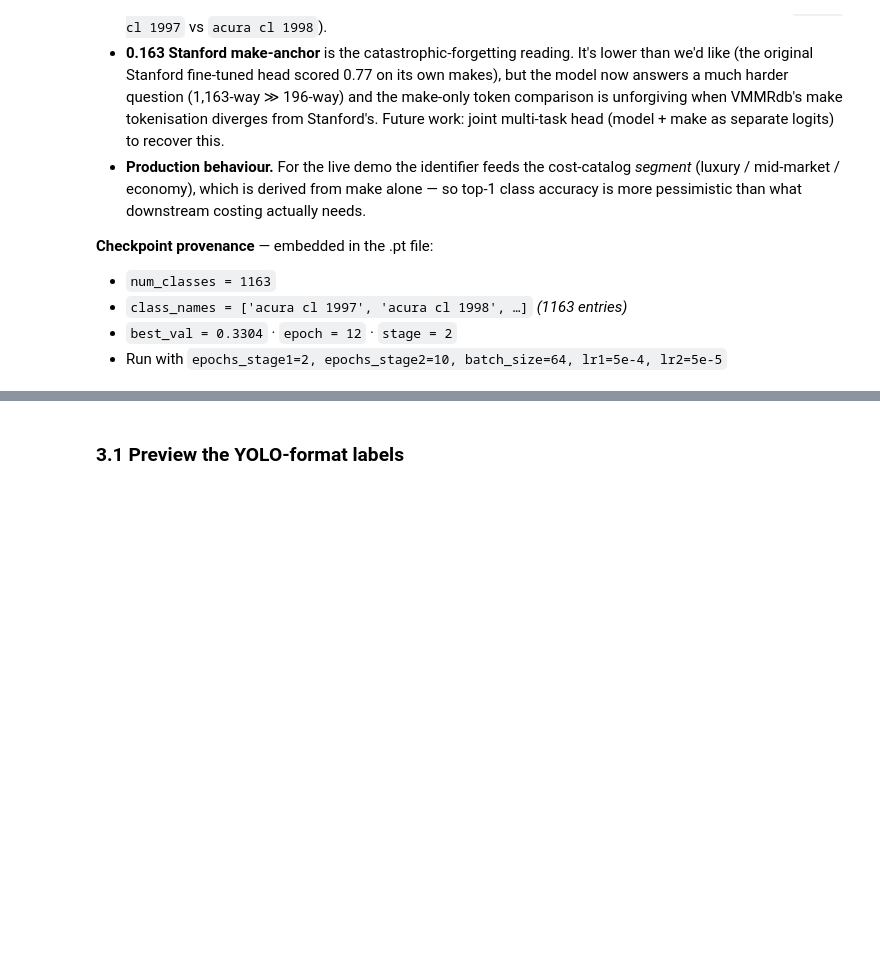
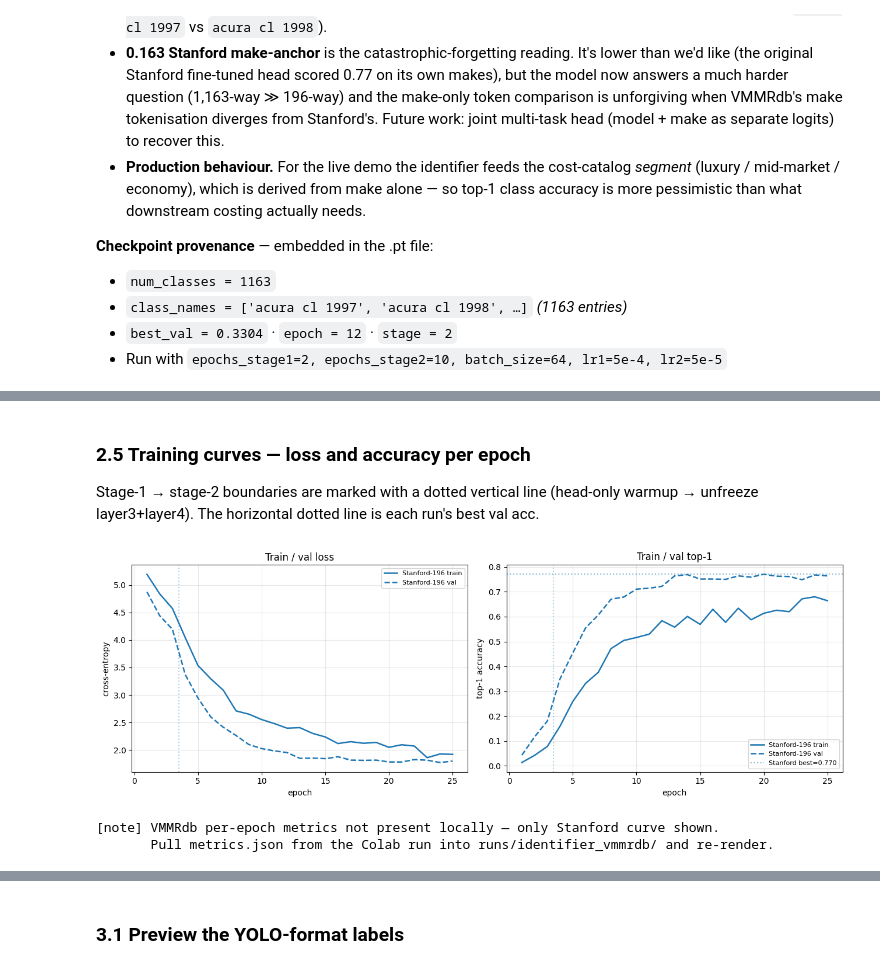
Before and after one commit to theDocWho/car-crash-fix-amount-predictor, a Jupyter notebook: notebooks/ccdp_submission.ipynb, the cells around one changed output, grey strips where cells are left out. Drawn from its saved outputs; the diff is of its cells as text; code cells hidden in the pictures; blank space fills up the shorter version.

```diff
--- a/notebooks/ccdp_submission.ipynb
+++ b/notebooks/ccdp_submission.ipynb
@@ -394,0 +420,71 @@ last  5 classes: ['cadillac sts 1995', 'cadillac sts 1996', 'cadillac sts 1997',
+# %% [markdown]
+### 2.5 Training curves — loss and accuracy per epoch
+
+Stage-1 → stage-2 boundaries are marked with a dotted vertical line (head-only warmup → unfreeze layer3+layer4). The horizontal dotted line is each run's best val acc.
+# %%
+# §2.5 — Training curves. Loads per-epoch metrics.json from each run's directory.
+# Stanford curve (~196-class) is always present; VMMRdb curve appears if you
+# pulled its metrics.json into runs/identifier_vmmrdb/.
+import json
+from pathlib import Path
+import matplotlib.pyplot as plt
+
+def _load_run(run_dir: Path):
+    p = run_dir / "metrics.json"
+    if not p.exists():
+        return None
+    raw = json.loads(p.read_text())
+    epochs = sorted(int(k.split("_")[1]) for k in raw if k.startswith("epoch_"))
+    if not epochs:
+        return None
+    return {
+        "epochs": epochs,
+        "train_loss": [raw[f"epoch_{i}"]["train_loss"] for i in epochs],
+        "train_acc":  [raw[f"epoch_{i}"]["train_acc"]  for i in epochs],
+        "val_loss":   [raw[f"epoch_{i}"]["val_loss"]   for i in epochs],
+        "val_acc":    [raw[f"epoch_{i}"]["val_acc"]    for i in epochs],
+        "stage":      [raw[f"epoch_{i}"].get("stage", 1) for i in epochs],
+        "best_val":   raw.get("best_val_acc"),
+    }
+
+ROOT = Path(".")
+stanford = _load_run(ROOT / "checkpoints/identifier/run_2026-05-13T14-30-04_identifier_v2")
+vmmrdb = (_load_run(ROOT / "runs/identifier_vmmrdb")
+          or _load_run(ROOT / "checkpoints/identifier/run_vmmrdb_latest"))
+
+fig, axes = plt.subplots(1, 2, figsize=(13, 4.5))
+
+def _plot_run(ax, run, label, color, key_train, key_val):
+    if run is None:
+        return
+    ax.plot(run["epochs"], run[key_train], lw=1.8, color=color, label=f"{label} train")
+    ax.plot(run["epochs"], run[key_val],   lw=1.8, color=color, ls="--", label=f"{label} val")
+    s2 = next((e for e, st in zip(run["epochs"], run["stage"]) if st == 2), None)
+    if s2 is not None:
+        ax.axvline(s2 - 0.5, color=color, ls=":", alpha=0.35)
+
+_plot_run(axes[0], stanford, "Stanford-196", "tab:blue",  "train_loss", "val_loss")
+_plot_run(axes[0], vmmrdb,   "VMMRdb-1163", "tab:red",   "train_loss", "val_loss")
+axes[0].set_xlabel("epoch"); axes[0].set_ylabel("cross-entropy")
+axes[0].set_title("Train / val loss"); axes[0].grid(alpha=0.3); axes[0].legend(fontsize=8)
+
+_plot_run(axes[1], stanford, "Stanford-196", "tab:blue",  "train_acc", "val_acc")
+_plot_run(axes[1], vmmrdb,   "VMMRdb-1163", "tab:red",   "train_acc", "val_acc")
+if stanford and stanford.get("best_val") is not None:
+    axes[1].axhline(stanford["best_val"], color="tab:blue", ls=":", alpha=0.5,
+                    label=f"Stanford best={stanford['best_val']:.3f}")
+if vmmrdb and vmmrdb.get("best_val") is not None:
+    axes[1].axhline(vmmrdb["best_val"], color="tab:red", ls=":", alpha=0.5,
+                    label=f"VMMRdb best={vmmrdb['best_val']:.3f}")
+axes[1].set_xlabel("epoch"); axes[1].set_ylabel("top-1 accuracy")
+axes[1].set_title("Train / val top-1"); axes[1].grid(alpha=0.3); axes[1].legend(fontsize=8)
+
+plt.tight_layout(); plt.show()
+
+if vmmrdb is None:
+    print("[note] VMMRdb per-epoch metrics not present locally — only Stanford curve shown.")
+    print("       Pull metrics.json from the Colab run into runs/identifier_vmmrdb/ and re-render.")
+# %% [output]
+[figure, added]
+[note] VMMRdb per-epoch metrics not present locally — only Stanford curve shown.
+       Pull metrics.json from the Colab run into runs/identifier_vmmrdb/ and re-render.
```
Also changed, not shown: parts of 7 cells of this notebook, 4 other files.
